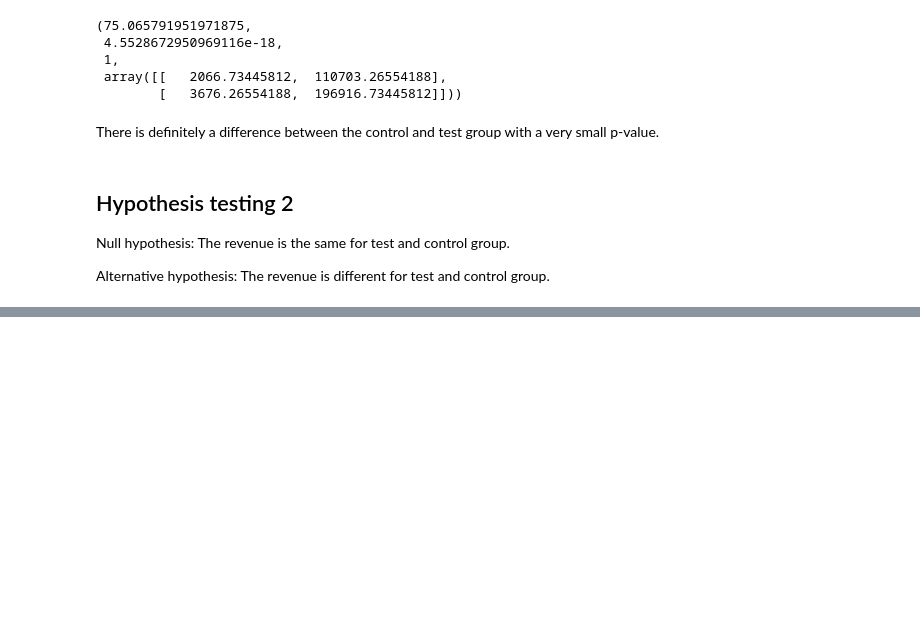
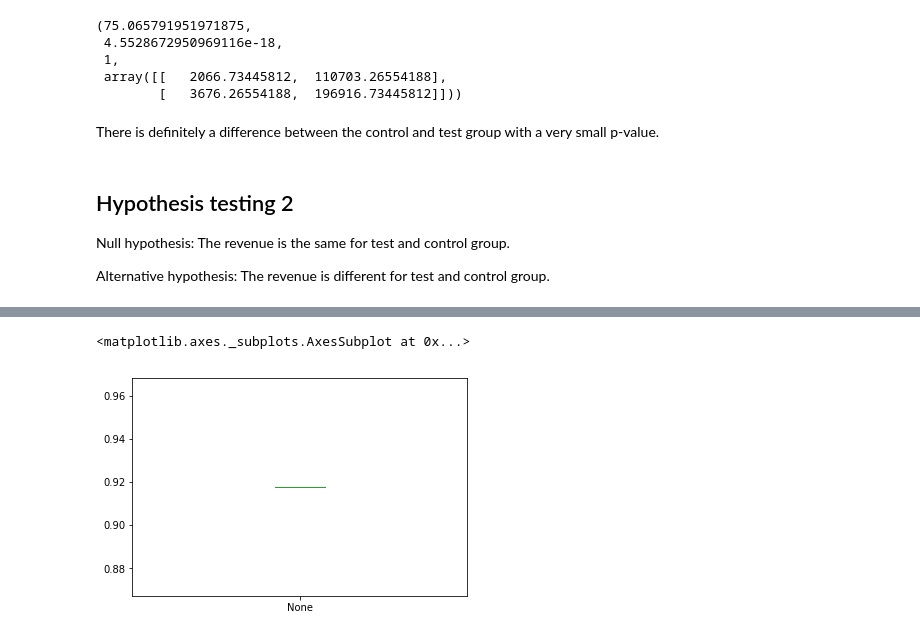
Before and after one commit to BrynRonalds/price_ab_test, a Jupyter notebook: Pricing_test.ipynb, the cells around one changed output, grey strips where cells are left out. Cells and saved outputs as stored; diff of their text form; code cells hidden in the pictures; blank space fills up the shorter version.

```diff
--- a/Pricing_test.ipynb
+++ b/Pricing_test.ipynb
@@ -303,3 +305,5 @@ There is definitely a difference between the control and test group with a very
 Null hypothesis: The revenue is the same for test and control group.
 
 Alternative hypothesis: The revenue is different for test and control group.
+# %%
+clean_results["revenue"] = clean_results['price'] * clean_results['converted']
@@ -305,0 +322,28 @@ Alternative hypothesis: The revenue is different for test and control group.
+# %%
+# define a function to boostrap the data.
+import random
+from tqdm import tqdm
+import pandas as pd
+
+def bootstrap_data(data, size_per_data = None):
+    if size_per_data is None:
+        data_index = random.sample(range(len(data)),len(data))
+
+    elif size_per_data is not None:
+        data_index = random.sample(range(len(data)),size_per_data)
+
+
+    return data.iloc[data_index]
+
+# define a function to calculate the mean for different bootstrapped data.
+def bootstrap_mean(data, bootstrap_num, size_per_data = None):
+    # initialize the mean value
+    boot_mean = [0]*bootstrap_num
+
+    # bootstrap the data and calculate the mean
+    for iter_num in tqdm(range(bootstrap_num)):
+        new_data = bootstrap_data(data, size_per_data = size_per_data)
+
+        boot_mean[iter_num] = new_data.mean()
+    boot_mean = pd.Series(boot_mean)
+    return boot_mean
@@ -305,0 +364,3 @@ Alternative hypothesis: The revenue is different for test and control group.
+# %%
+test_data = clean_results[(clean_results.test == 1)]
+test_mean_revenue = bootstrap_mean(test_data['revenue'], bootstrap_num = 100)
@@ -305,0 +370,5 @@ Alternative hypothesis: The revenue is different for test and control group.
+# %%
+test_mean_revenue.plot(kind ='box')
+# %% [output]
+<matplotlib.axes._subplots.AxesSubplot at 0x...>
+[figure, added]
```
Also changed, not shown: parts of 16 cells of this notebook, 1 other file.
